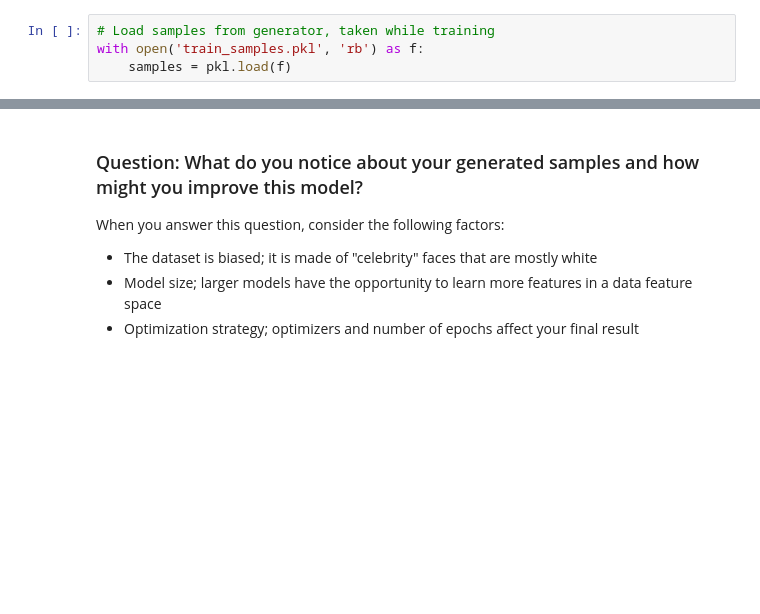
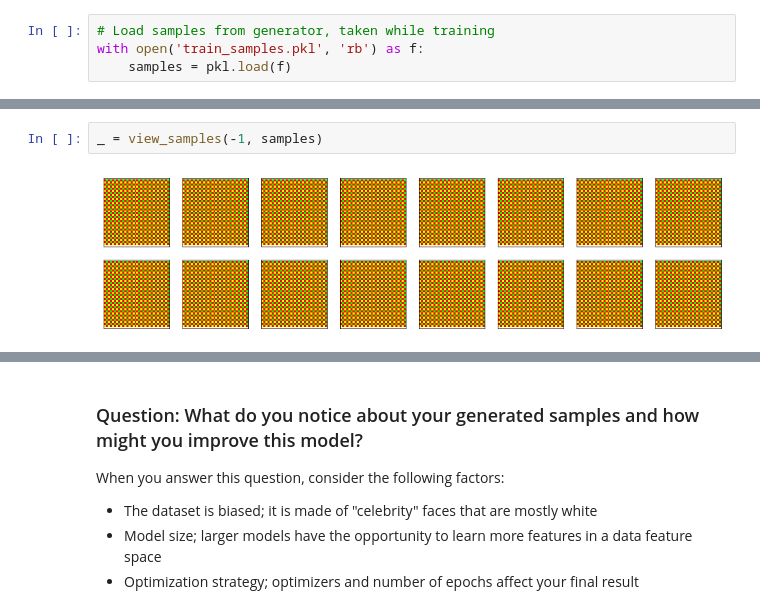
Before and after one commit to Melmarn/face-generation, a Jupyter notebook: dlnd_face_generation.ipynb, the cells around one changed output, grey strips where cells are left out. Saved outputs shown, nothing was run; the diff lists cells and outputs as text; blank space fills up the shorter version.

```diff
--- a/dlnd_face_generation.ipynb
+++ b/dlnd_face_generation.ipynb
@@ -861,0 +696,4 @@ with open('train_samples.pkl', 'rb') as f:
+# %%
+_ = view_samples(-1, samples)
+# %% [output]
+[figure, added]
```
Also changed, not shown: parts of 28 cells of this notebook.
